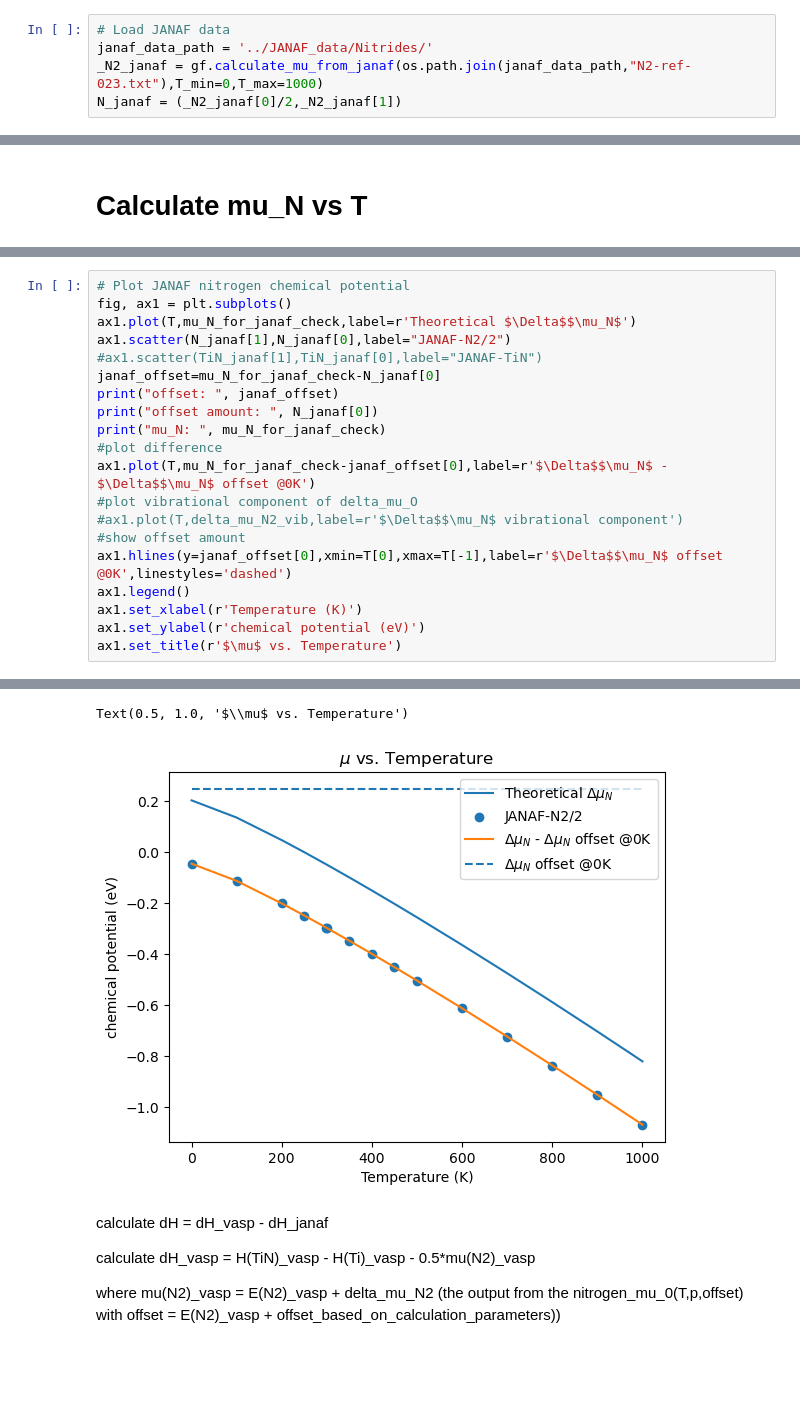
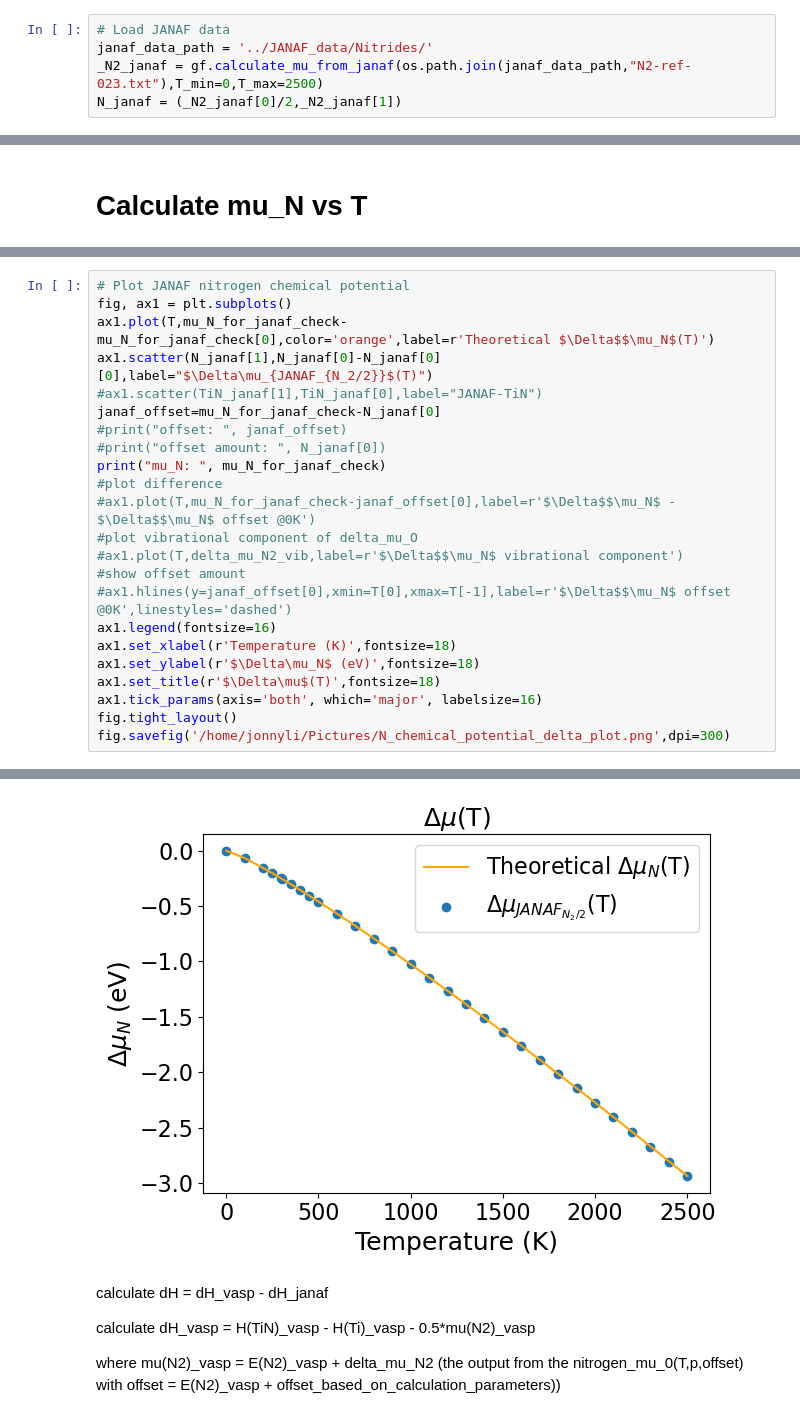
Before and after one commit to jli5373/chemical_potentials, a Jupyter notebook: examples/nitrogen_chemical_potential.ipynb, the cells around one changed output, grey strips where cells are left out. Cells and saved outputs as stored; diff of their text form; blank space fills up the shorter version.

Commit message:
Updated nitrogen chemical potentials notebook

```diff
--- a/examples/nitrogen_chemical_potential.ipynb
+++ b/examples/nitrogen_chemical_potential.ipynb
@@ -51,7 +51,7 @@ PBE binding energy of N2:  -5.19614723 eV/atom
 # %%
 # Load JANAF data
 janaf_data_path = '../JANAF_data/Nitrides/'
-_N2_janaf = gf.calculate_mu_from_janaf(os.path.join(janaf_data_path,"N2-ref-023.txt"),T_min=0,T_max=1000)
+_N2_janaf = gf.calculate_mu_from_janaf(os.path.join(janaf_data_path,"N2-ref-023.txt"),T_min=0,T_max=2500)
 N_janaf = (_N2_janaf[0]/2,_N2_janaf[1])
 # %% [output]
 Loading ../JANAF_data/Nitrides/N2-ref-023.txt
@@ -83,21 +92,24 @@ Temperature range:  0.0 1000.0 Shape:  (15,)
 # %%
 # Plot JANAF nitrogen chemical potential
 fig, ax1 = plt.subplots()
-ax1.plot(T,mu_N_for_janaf_check,label=r'Theoretical $\Delta$$\mu_N$')
-ax1.scatter(N_janaf[1],N_janaf[0],label="JANAF-N2/2")
+ax1.plot(T,mu_N_for_janaf_check-mu_N_for_janaf_check[0],color='orange',label=r'Theoretical $\Delta$$\mu_N$(T)')
+ax1.scatter(N_janaf[1],N_janaf[0]-N_janaf[0][0],label="$\Delta\mu_{JANAF_{N_2/2}}$(T)")
 #ax1.scatter(TiN_janaf[1],TiN_janaf[0],label="JANAF-TiN")
 janaf_offset=mu_N_for_janaf_check-N_janaf[0]
-print("offset: ", janaf_offset)
-print("offset amount: ", N_janaf[0])
+#print("offset: ", janaf_offset)
+#print("offset amount: ", N_janaf[0])
 print("mu_N: ", mu_N_for_janaf_check)
 #plot difference
-ax1.plot(T,mu_N_for_janaf_check-janaf_offset[0],label=r'$\Delta$$\mu_N$ - $\Delta$$\mu_N$ offset @0K')
+#ax1.plot(T,mu_N_for_janaf_check-janaf_offset[0],label=r'$\Delta$$\mu_N$ - $\Delta$$\mu_N$ offset @0K')
 #plot vibrational component of delta_mu_O
 #ax1.plot(T,delta_mu_N2_vib,label=r'$\Delta$$\mu_N$ vibrational component')
 #show offset amount
-ax1.hlines(y=janaf_offset[0],xmin=T[0],xmax=T[-1],label=r'$\Delta$$\mu_N$ offset @0K',linestyles='dashed')
-ax1.legend()
-ax1.set_xlabel(r'Temperature (K)')
-ax1.set_ylabel(r'chemical potential (eV)')
-ax1.set_title(r'$\mu$ vs. Temperature')
+#ax1.hlines(y=janaf_offset[0],xmin=T[0],xmax=T[-1],label=r'$\Delta$$\mu_N$ offset @0K',linestyles='dashed')
+ax1.legend(fontsize=16)
+ax1.set_xlabel(r'Temperature (K)',fontsize=18)
+ax1.set_ylabel(r'$\Delta\mu_N$ (eV)',fontsize=18)
+ax1.set_title(r'$\Delta\mu$(T)',fontsize=18)
+ax1.tick_params(axis='both', which='major', labelsize=16)
+fig.tight_layout()
+fig.savefig('/home/jonnyli/Pictures/N_chemical_potential_delta_plot.png',dpi=300)
 # %% [output]
@@ -114,5 +124,4 @@ mu_N:  [ 2.03765685e-01  1.36108479e-01  4.75451947e-02  7.72413423e-05
-Text(0.5, 1.0, '$\\mu$ vs. Temperature')
-[figure, old version]
+[figure, new version]
 # %% [markdown]
 calculate dH = dH_vasp - dH_janaf
 
```
Also changed, not shown: parts of 5 cells of this notebook.
